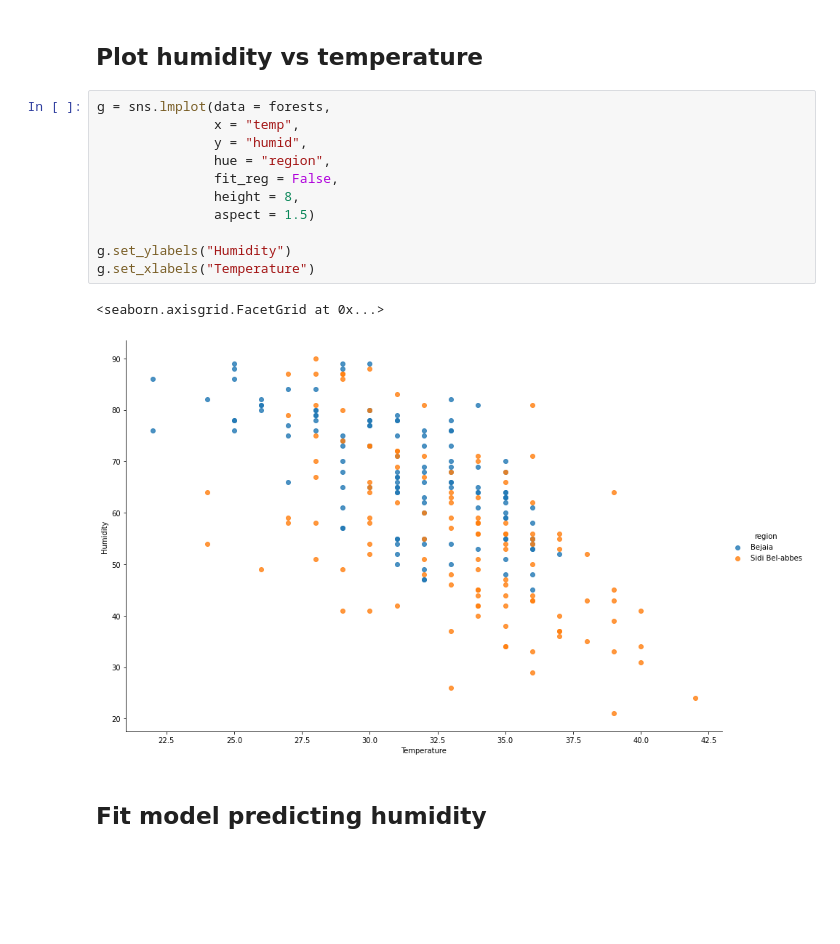
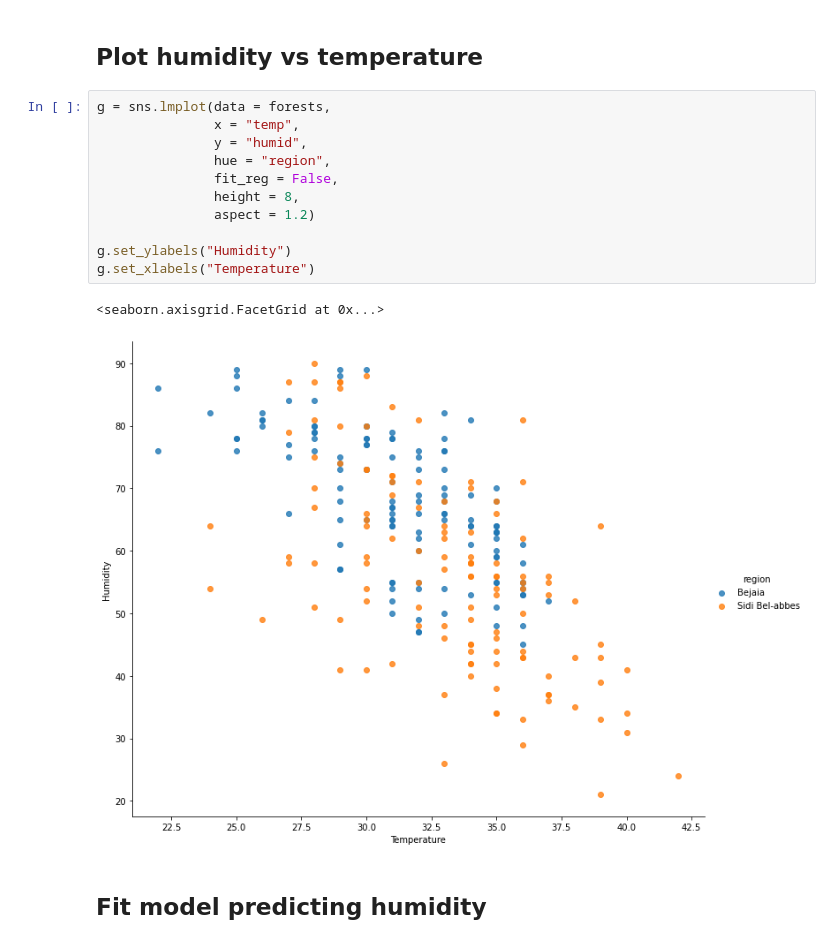
Before and after one commit to QuantumDilemma/Algerian-Forest-Fires, a Jupyter notebook: Multiple Linear Regression - Algerian Forest Fires.ipynb, the cells around one changed output. Saved outputs shown, nothing was run; the diff lists cells and outputs as text; blank space fills up the shorter version.

```diff
--- a/Multiple Linear Regression - Algerian Forest Fires.ipynb
+++ b/Multiple Linear Regression - Algerian Forest Fires.ipynb
@@ -37,17 +37,17 @@ plt.show()
 # %%
 g = sns.lmplot(data = forests,
                x = "temp",
                y = "humid",
                hue = "region",
                fit_reg = False,
                height = 8,
-               aspect = 1.5)
+               aspect = 1.2)
 
 g.set_ylabels("Humidity")
 g.set_xlabels("Temperature")
 # %% [output]
 <seaborn.axisgrid.FacetGrid at 0x...>
-[figure, old version]
+[figure, new version]
 # %% [markdown]
 ## Fit model predicting humidity
 # %%
```
Also changed, not shown: parts of 6 cells of this notebook.
